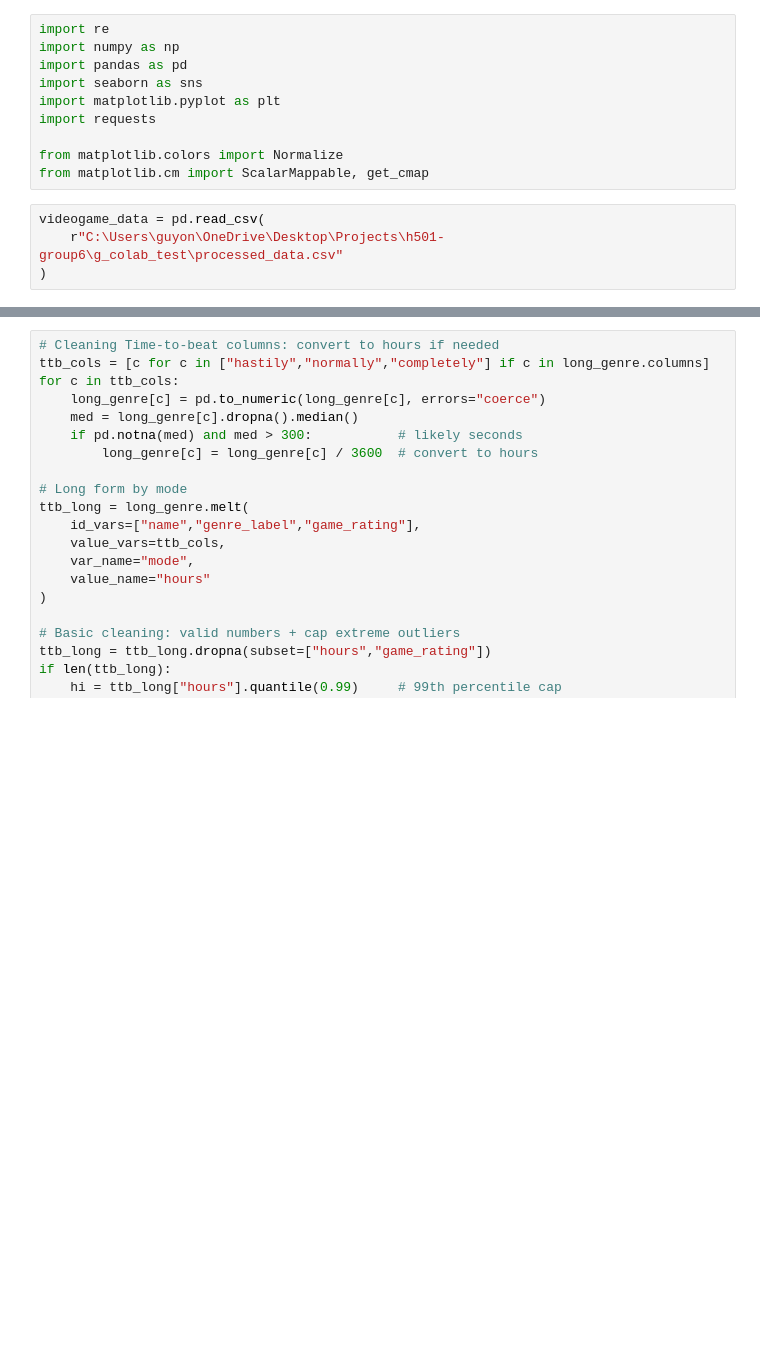
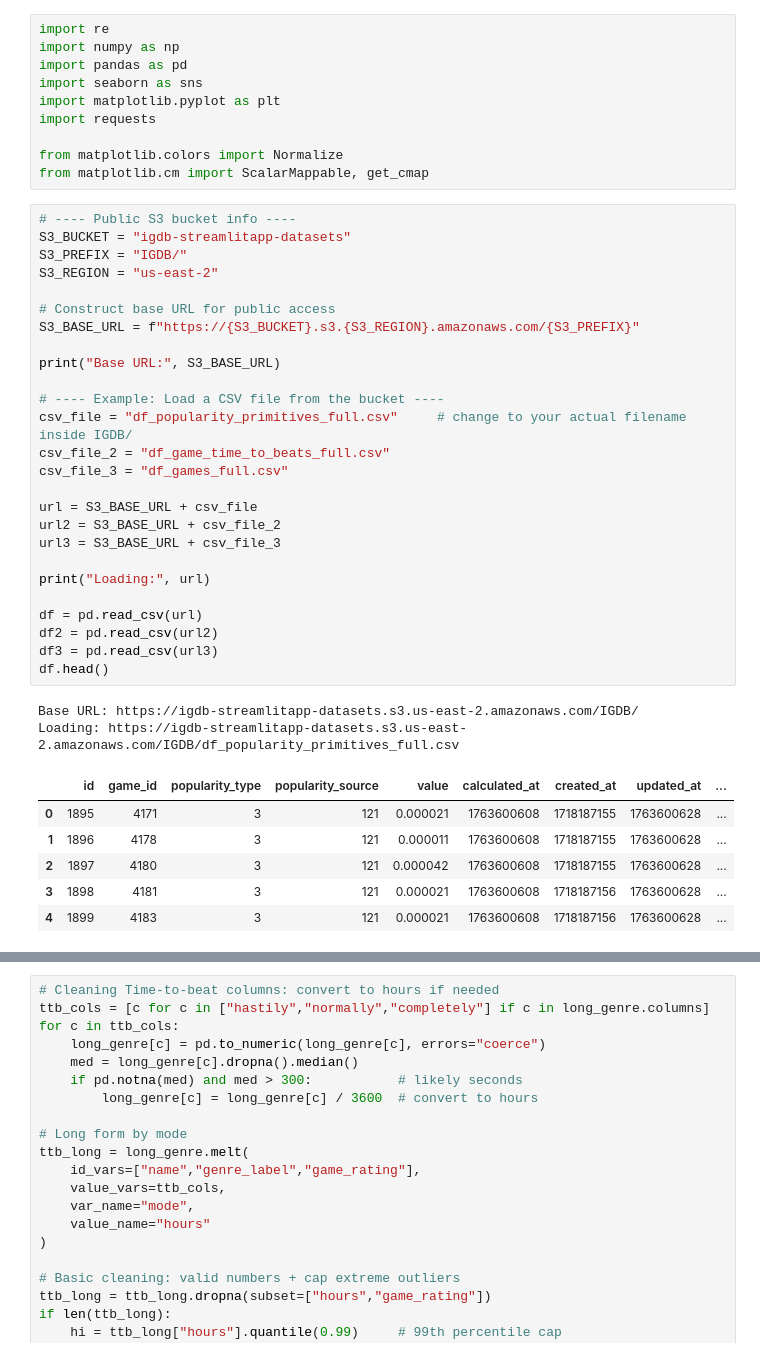
Before and after one commit to grantstarnes/h501-group6, a Jupyter notebook: videogame_test.ipynb, the cells around one changed output, grey strips where cells are left out. Cells and saved outputs as stored; diff of their text form; blank space fills up the shorter version.

```diff
--- a/videogame_test.ipynb
+++ b/videogame_test.ipynb
@@ -9,6 +9,37 @@ import requests
 from matplotlib.colors import Normalize
 from matplotlib.cm import ScalarMappable, get_cmap
 # %%
-videogame_data = pd.read_csv(
-    r"C:\Users\guyon\OneDrive\Desktop\Projects\h501-group6\g_colab_test\processed_data.csv"
-)
+# ---- Public S3 bucket info ----
+S3_BUCKET = "igdb-streamlitapp-datasets"
+S3_PREFIX = "IGDB/"
+S3_REGION = "us-east-2"
+
+# Construct base URL for public access
+S3_BASE_URL = f"https://{S3_BUCKET}.s3.{S3_REGION}.amazonaws.com/{S3_PREFIX}"
+
+print("Base URL:", S3_BASE_URL)
+
+# ---- Example: Load a CSV file from the bucket ----
+csv_file = "df_popularity_primitives_full.csv"     # change to your actual filename inside IGDB/
+csv_file_2 = "df_game_time_to_beats_full.csv"
+csv_file_3 = "df_games_full.csv"
+
+url = S3_BASE_URL + csv_file
+url2 = S3_BASE_URL + csv_file_2
+url3 = S3_BASE_URL + csv_file_3
+
+print("Loading:", url)
+
+df = pd.read_csv(url)
+df2 = pd.read_csv(url2)
+df3 = pd.read_csv(url3)
+df.head()
+# %% [output]
+Base URL: https://igdb-streamlitapp-datasets.s3.us-east-2.amazonaws.com/IGDB/
+Loading: https://igdb-streamlitapp-datasets.s3.us-east-2.amazonaws.com/IGDB/df_popularity_primitives_full.csv
+|  | id | game_id | popularity_type | popularity_source | value | calculated_at | created_at | updated_at | ... |
+| 0 | 1895 | 4171 | 3 | 121 | 0.000021 | 1763600608 | 1718187155 | 1763600628 | ... |
+| 1 | 1896 | 4178 | 3 | 121 | 0.000011 | 1763600608 | 1718187155 | 1763600628 | ... |
+| 2 | 1897 | 4180 | 3 | 121 | 0.000042 | 1763600608 | 1718187155 | 1763600628 | ... |
+| 3 | 1898 | 4181 | 3 | 121 | 0.000021 | 1763600608 | 1718187156 | 1763600628 | ... |
+| 4 | 1899 | 4183 | 3 | 121 | 0.000021 | 1763600608 | 1718187156 | 1763600628 | ... |
```
Also changed, not shown: parts of 8 cells of this notebook, 1 other file.
